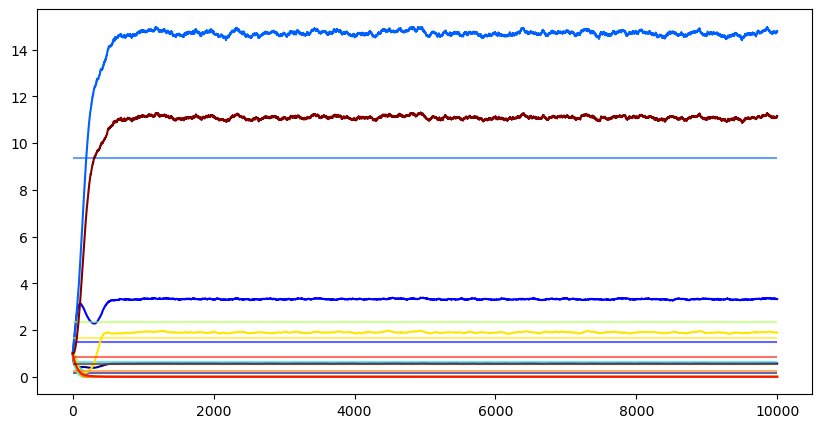
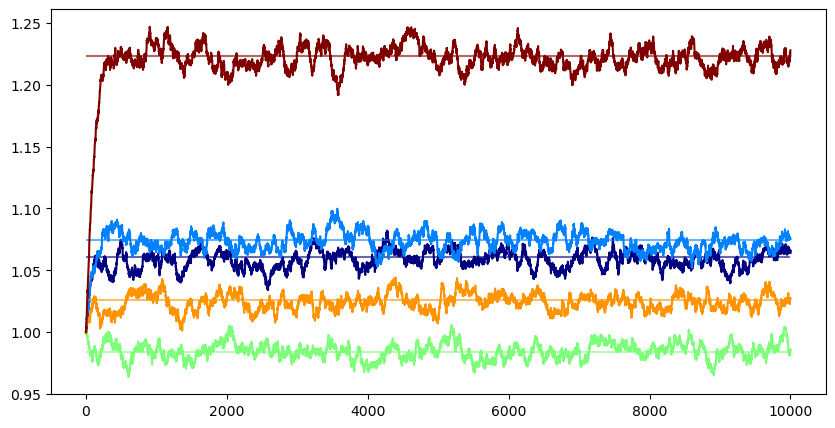
Code edit (unified diff) that turned the first committed figure into the second:
--- before
+++ after
@@ -1,17 +1,17 @@
-N = 10
+N = 5
 dt = 0.01
 total_time = 100
 steps = int(total_time/dt)
-K_range = np.random.lognormal(size=N)
 x_0 = np.ones(N)
 sigma = 0.01
 tau = 1
+sigma_ln = 0.1
+sigma_n = 0.01
+K = np.random.lognormal(sigma=sigma_ln, size=N)
 
 # Creación de la matriz A
-N_c = int(N * 0.001/(sigma**2 * K_range.max()**2))
-C = 0.5
+N_c = int(N * 0.001/(sigma**2 * K.max()**2))
+C = 1
 N_c = int(N * N * C)
-print("N_c: ", N_c)
-print("K_max: ", K_range.max())
 A = np.zeros((N, N))
 
@@ -19,7 +19,9 @@
 selected_indices = np.random.choice(flat_indices, N_c, False)
 rows, columns = np.unravel_index(selected_indices, (N, N))
-A[rows, columns] = np.random.standard_normal(N_c)
-np.fill_diagonal(A, -1 / K_range)
+A[rows, columns] = np.random.normal(scale=sigma_n, size=N_c)
 
+np.fill_diagonal(A, -1 / K)
+
+mean_abundances = K * (2 + A @ K)
 
 t_series = interacting_time_series(x_0, sigma, tau, dt, A, steps)
@@ -33,5 +35,6 @@
 
 for i in range(N):
-    plt.hlines(K_range[i], xmin=0, xmax=steps, alpha=0.6, color=lista_colores[i])
+    # plt.hlines(K_range[i], xmin=0, xmax=steps, alpha=0.6, color=lista_colores[i], linestyles='--')
+    plt.hlines(mean_abundances[i], xmin=0, xmax=steps, alpha=0.6, color=lista_colores[i], linestyles='-')
     plt.plot(t_series[:, i], color=lista_colores[i])
 

Commit: Modificado correlaciones